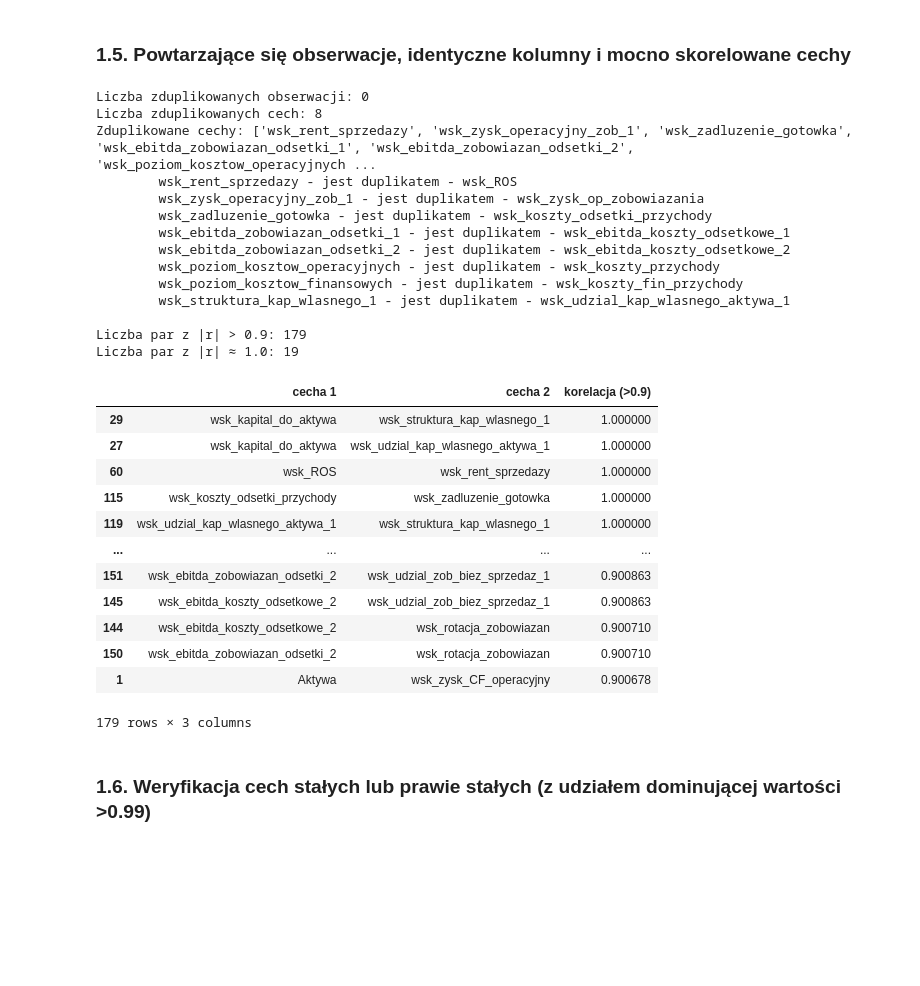
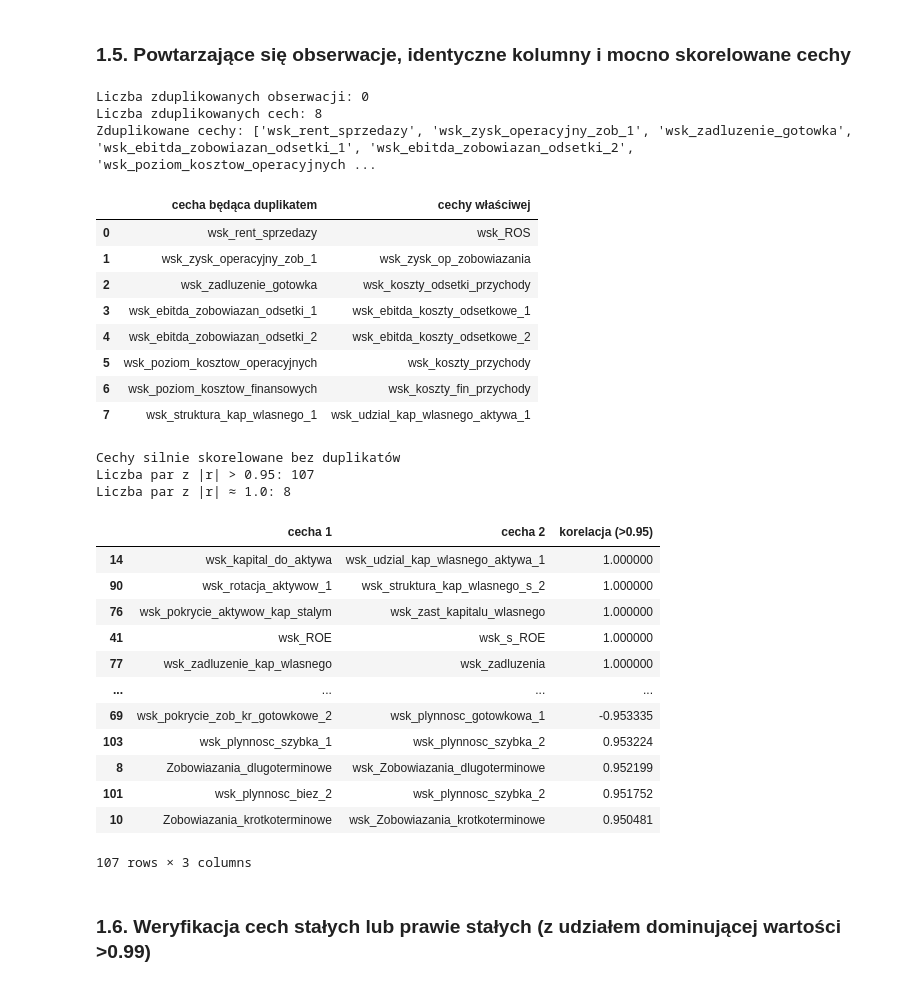
Before and after one commit to kaniaprzemyslaw/Projekt-1---model-scoringowy-ratingowy, a Jupyter notebook: projekt_1.ipynb, the cells around one changed output. Cells and saved outputs as stored; diff of their text form; code cells hidden in the pictures; blank space fills up the shorter version.

```diff
--- a/projekt_1.ipynb
+++ b/projekt_1.ipynb
@@ -135,51 +136,57 @@ Braki danych o łącznej liczbie 20854 są silnie skoncentrowane w niewielkiej l
 # %%
 print("Liczba zduplikowanych obserwacji:", X_raw.duplicated().sum())
 print("Liczba zduplikowanych cech:", X_raw.T.duplicated().sum())
-print("Zduplikowane cechy:", X_raw.columns[X_raw.T.duplicated()].tolist())
+duplikaty = X_raw.columns[X_raw.T.duplicated()].tolist()
+print("Zduplikowane cechy:", duplikaty)
+cechy_zduplikowane = []
 for i, col in enumerate(X_raw.columns):
     for prev_col in X_raw.columns[:i]:
         if X_raw[col].equals(X_raw[prev_col]):
-            print(f"\t{col} - jest duplikatem - {prev_col}")
+            cechy_zduplikowane.append(prev_col)
             break
+display(pd.DataFrame({"cecha będąca duplikatem": duplikaty, "cechy właściwej": cechy_zduplikowane}))
 
-corr = X_raw[num_cols].corr()
+X_korelacje = X_raw[num_cols].drop(columns=duplikaty, errors="ignore")
+corr = X_korelacje.corr()
 mask = np.triu(np.ones(corr.shape, dtype=bool), k=1)
 silne = corr.where(mask).stack()
-silne = silne[silne.abs() > 0.9]
+silne = silne[silne.abs() > 0.95]
 silne_df = silne.reset_index()
-silne_df.columns = ["cecha 1", "cecha 2", "korelacja (>0.9)"]
-silne_df = silne_df.reindex(silne_df["korelacja (>0.9)"].abs().sort_values(ascending=False).index)
-print("\nLiczba par z |r| > 0.9:", len(silne_df))
-print("Liczba par z |r| ≈ 1.0:", np.isclose(silne_df["korelacja (>0.9)"].abs(), 1.0, atol=EPS, rtol=0).sum())
+silne_df.columns = ["cecha 1", "cecha 2", "korelacja (>0.95)"]
+silne_df = silne_df.reindex(silne_df["korelacja (>0.95)"].abs().sort_values(ascending=False).index)
+print("\nCechy silnie skorelowane bez duplikatów")
+print("Liczba par z |r| > 0.95:", len(silne_df))
+print("Liczba par z |r| ≈ 1.0:", np.isclose(silne_df["korelacja (>0.95)"].abs(), 1.0, atol=EPS, rtol=0).sum())
 display(silne_df.round(6))
 # %% [output]
 Liczba zduplikowanych obserwacji: 0
 Liczba zduplikowanych cech: 8
 Zduplikowane cechy: ['wsk_rent_sprzedazy', 'wsk_zysk_operacyjny_zob_1', 'wsk_zadluzenie_gotowka', 'wsk_ebitda_zobowiazan_odsetki_1', 'wsk_ebitda_zobowiazan_odsetki_2', 'wsk_poziom_kosztow_operacyjnych ...
-        wsk_rent_sprzedazy - jest duplikatem - wsk_ROS
-        wsk_zysk_operacyjny_zob_1 - jest duplikatem - wsk_zysk_op_zobowiazania
-        wsk_zadluzenie_gotowka - jest duplikatem - wsk_koszty_odsetki_przychody
-        wsk_ebitda_zobowiazan_odsetki_1 - jest duplikatem - wsk_ebitda_koszty_odsetkowe_1
-        wsk_ebitda_zobowiazan_odsetki_2 - jest duplikatem - wsk_ebitda_koszty_odsetkowe_2
-        wsk_poziom_kosztow_operacyjnych - jest duplikatem - wsk_koszty_przychody
-        wsk_poziom_kosztow_finansowych - jest duplikatem - wsk_koszty_fin_przychody
-        wsk_struktura_kap_wlasnego_1 - jest duplikatem - wsk_udzial_kap_wlasnego_aktywa_1
-
-Liczba par z |r| > 0.9: 179
-Liczba par z |r| ≈ 1.0: 19
-|  | cecha 1 | cecha 2 | korelacja (>0.9) |
-| 29 | wsk_kapital_do_aktywa | wsk_struktura_kap_wlasnego_1 | 1.000000 |
-| 27 | wsk_kapital_do_aktywa | wsk_udzial_kap_wlasnego_aktywa_1 | 1.000000 |
-| 60 | wsk_ROS | wsk_rent_sprzedazy | 1.000000 |
-| 115 | wsk_koszty_odsetki_przychody | wsk_zadluzenie_gotowka | 1.000000 |
-| 119 | wsk_udzial_kap_wlasnego_aktywa_1 | wsk_struktura_kap_wlasnego_1 | 1.000000 |
-| ... | ... | ... | ... |
-| 151 | wsk_ebitda_zobowiazan_odsetki_2 | wsk_udzial_zob_biez_sprzedaz_1 | 0.900863 |
-| 145 | wsk_ebitda_koszty_odsetkowe_2 | wsk_udzial_zob_biez_sprzedaz_1 | 0.900863 |
-| 144 | wsk_ebitda_koszty_odsetkowe_2 | wsk_rotacja_zobowiazan | 0.900710 |
-| 150 | wsk_ebitda_zobowiazan_odsetki_2 | wsk_rotacja_zobowiazan | 0.900710 |
-| 1 | Aktywa | wsk_zysk_CF_operacyjny | 0.900678 |
+|  | cecha będąca duplikatem | cechy właściwej |
+| 0 | wsk_rent_sprzedazy | wsk_ROS |
+| 1 | wsk_zysk_operacyjny_zob_1 | wsk_zysk_op_zobowiazania |
+| 2 | wsk_zadluzenie_gotowka | wsk_koszty_odsetki_przychody |
+| 3 | wsk_ebitda_zobowiazan_odsetki_1 | wsk_ebitda_koszty_odsetkowe_1 |
+| 4 | wsk_ebitda_zobowiazan_odsetki_2 | wsk_ebitda_koszty_odsetkowe_2 |
+| 5 | wsk_poziom_kosztow_operacyjnych | wsk_koszty_przychody |
+| 6 | wsk_poziom_kosztow_finansowych | wsk_koszty_fin_przychody |
+| 7 | wsk_struktura_kap_wlasnego_1 | wsk_udzial_kap_wlasnego_aktywa_1 |
-179 rows × 3 columns
+Cechy silnie skorelowane bez duplikatów
+Liczba par z |r| > 0.95: 107
+Liczba par z |r| ≈ 1.0: 8
+|  | cecha 1 | cecha 2 | korelacja (>0.95) |
+| 14 | wsk_kapital_do_aktywa | wsk_udzial_kap_wlasnego_aktywa_1 | 1.000000 |
+| 90 | wsk_rotacja_aktywow_1 | wsk_struktura_kap_wlasnego_s_2 | 1.000000 |
+| 76 | wsk_pokrycie_aktywow_kap_stalym | wsk_zast_kapitalu_wlasnego | 1.000000 |
+| 41 | wsk_ROE | wsk_s_ROE | 1.000000 |
+| 77 | wsk_zadluzenie_kap_wlasnego | wsk_zadluzenia | 1.000000 |
+| ... | ... | ... | ... |
+| 69 | wsk_pokrycie_zob_kr_gotowkowe_2 | wsk_plynnosc_gotowkowa_1 | -0.953335 |
+| 103 | wsk_plynnosc_szybka_1 | wsk_plynnosc_szybka_2 | 0.953224 |
+| 8 | Zobowiazania_dlugoterminowe | wsk_Zobowiazania_dlugoterminowe | 0.952199 |
+| 101 | wsk_plynnosc_biez_2 | wsk_plynnosc_szybka_2 | 0.951752 |
+| 10 | Zobowiazania_krotkoterminowe | wsk_Zobowiazania_krotkoterminowe | 0.950481 |
+107 rows × 3 columns
 # %% [markdown]
 ### 1.6. Weryfikacja cech stałych lub prawie stałych (z udziałem dominującej wartości >0.99)
 # %%
```
Also changed, not shown: parts of 15 cells of this notebook.
